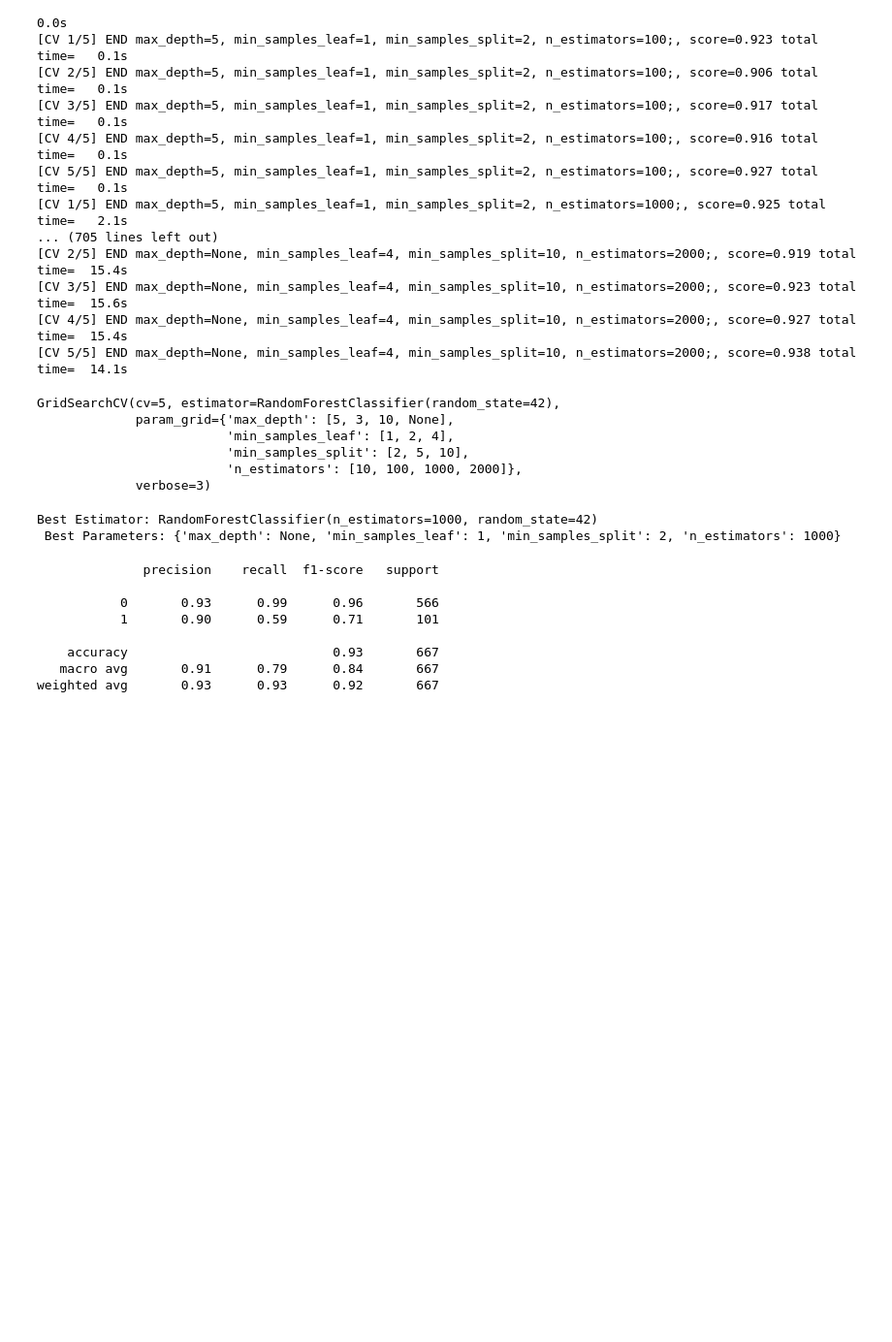
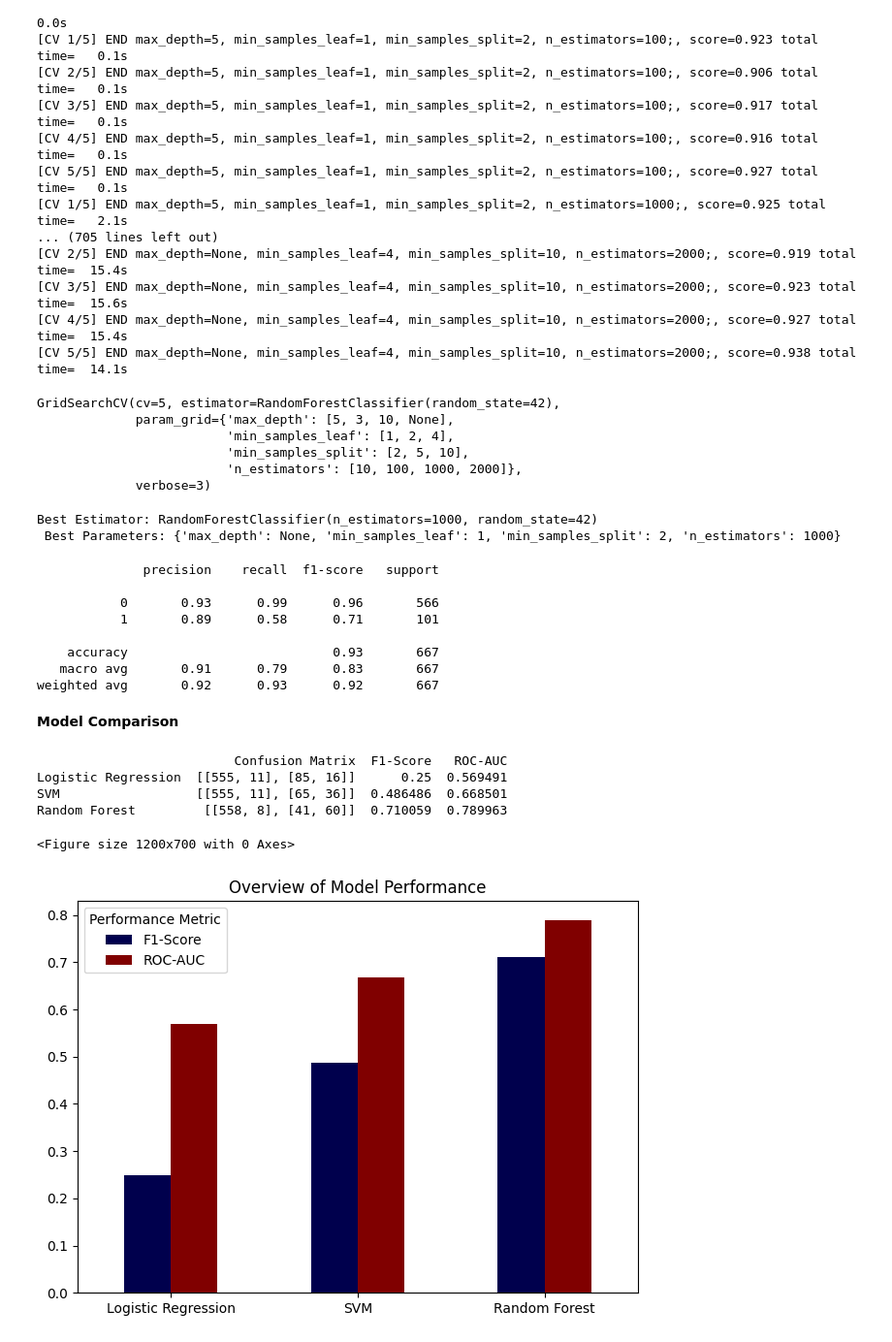
Before and after one commit to l-vice/Python, a Jupyter notebook: Introduction to Machine Learning with Python/02 - Supervised Learning/02pr_multi_telchurn.ipynb, the cells around one changed output. Shown at 97% size. Cells and saved outputs as stored; diff of their text form; code cells hidden in the pictures; blank space fills up the shorter version.

```diff
--- a/Introduction to Machine Learning with Python/02 - Supervised Learning/02pr_multi_telchurn.ipynb
+++ b/Introduction to Machine Learning with Python/02 - Supervised Learning/02pr_multi_telchurn.ipynb
@@ -927,15 +918,77 @@ print("Best Estimator: {} \n Best Parameters: {}".format(grid_search.best_estima
 Best Estimator: RandomForestClassifier(n_estimators=1000, random_state=42)
  Best Parameters: {'max_depth': None, 'min_samples_leaf': 1, 'min_samples_split': 2, 'n_estimators': 1000}
 # %%
-prediction = grid_search.predict(X_test_scaled)
+# We fit the best model here so we don't have to refit 720 combinations again.
+# We could have saved the model but it's not necessary since the analysis is trivial.
+
+rf = RandomForestClassifier(max_depth=None, min_samples_leaf=1, min_samples_split=2, n_estimators=1000)
+rf.fit(X_train_scaled, y_train)
+
+prediction = rf.predict(X_test_scaled)
 
 print(classification_report(y_true = y_test, y_pred = prediction))
 # %% [output]
               precision    recall  f1-score   support
 
            0       0.93      0.99      0.96       566
-           1       0.90      0.59      0.71       101
+           1       0.89      0.58      0.71       101
 
     accuracy                           0.93       667
-   macro avg       0.91      0.79      0.84       667
-weighted avg       0.93      0.93      0.92       667
+   macro avg       0.91      0.79      0.83       667
+weighted avg       0.92      0.93      0.92       667
+# %% [markdown]
+**Model Comparison**
+# %%
+from sklearn.metrics import confusion_matrix, f1_score, roc_curve, auc
+
+# initialize the models
+models = {"Logistic Regression":
+            LogisticRegression(max_iter=10000,l1_ratio=0,solver='newton-cg',random_state=42),
+          "SVM":
+            SVC(C=5,gamma=1,kernel='rbf', random_state=42),
+          "Random Forest":
+            RandomForestClassifier(max_depth=None, min_samples_leaf=1, min_samples_split=2,n_estimators=1000)}
+
+# Dictionary to hold the results
+results = {}
+
+# train and evaluate each model
+for name, model in models.items():
+    # training the model
+    model.fit(X_train_scaled, y_train)
+    # making predictions
+    predictions = model.predict(X_test_scaled)
+    # calculating evaluation metrics
+      # Confusion Matrix
+    cm = confusion_matrix(y_true=y_test, y_pred=predictions,)
+      # F1 Score
+    f1 = f1_score(y_true=y_test, y_pred=predictions)
+      # ROC_AUC Curve
+    fpr, tpr, thresholds = roc_curve(y_true=y_test, y_score=predictions)
+    roc_auc = auc(fpr, tpr)
+    # storing the metrics
+    results[name] = {"Confusion Matrix": cm,
+                     "F1-Score": f1,
+                     "ROC-AUC": roc_auc}
+
+results_df = pd.DataFrame(results).T
+# %%
+print(results_df)
+# %% [output]
+                          Confusion Matrix  F1-Score   ROC-AUC
+Logistic Regression  [[555, 11], [85, 16]]      0.25  0.569491
+SVM                  [[555, 11], [65, 36]]  0.486486  0.668501
+Random Forest         [[558, 8], [41, 60]]  0.710059  0.789963
+# %%
+plt.figure(figsize=(12, 7))
+
+results_df[['F1-Score', 'ROC-AUC']].plot(kind='bar', colormap='seismic')
+plt.title(label="Overview of Model Performance")
+plt.legend(title="Performance Metric")
+plt.xticks(rotation=0)
+
+plt.tight_layout()
+plt.show()
+# %% [output]
+<Figure size 1200x700 with 0 Axes>
+[figure, added]
```
Also changed, not shown: parts of 6 cells of this notebook.
